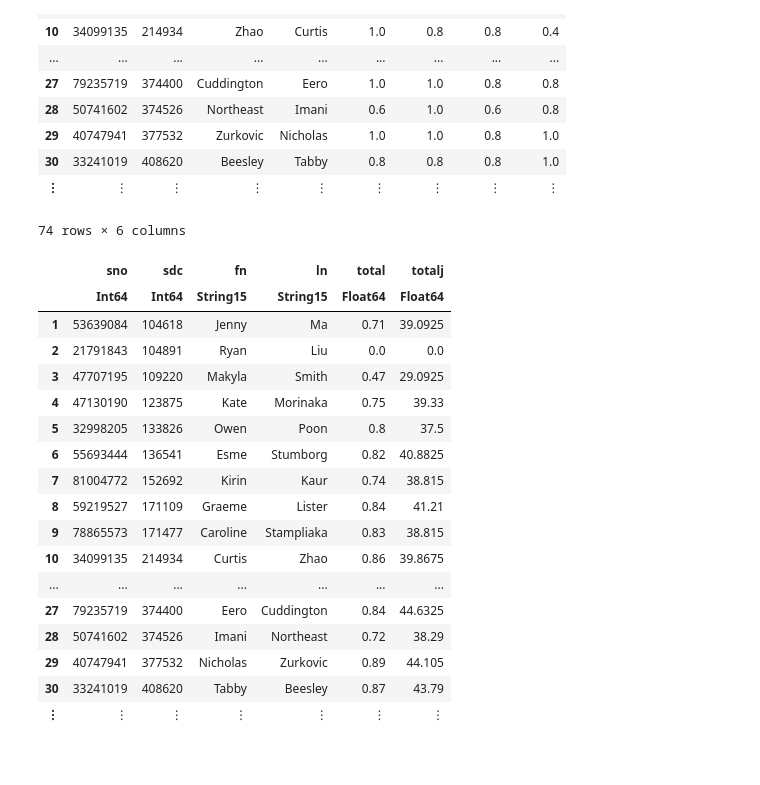
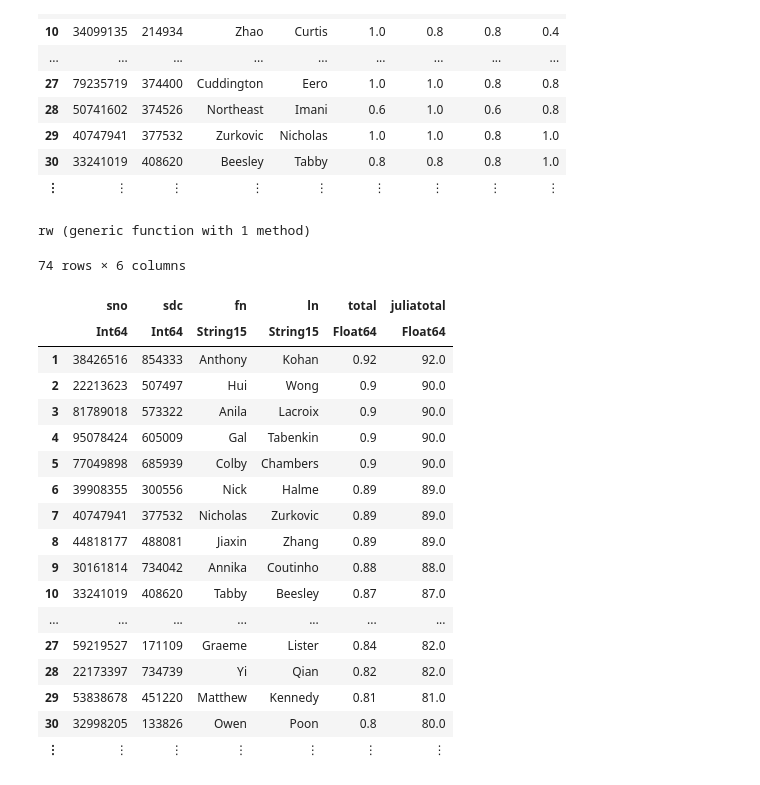
Before and after one commit to evaristegalois/binder-4233, a Jupyter notebook: julia/dw-8838.ipynb, the cells around one changed output. Drawn from its saved outputs; the diff is of its cells as text; code cells hidden in the pictures.

```diff
--- a/julia/dw-8838.ipynb
+++ b/julia/dw-8838.ipynb
@@ -261,25 +259,31 @@ b3=innerjoin(b1,b2,on=:sdc,makeunique=true)
 | 29 | 40747941 | 377532 | Zurkovic | Nicholas | 1.0 | 1.0 | 0.8 | 1.0 |
 | 30 | 33241019 | 408620 | Beesley | Tabby | 0.8 | 0.8 | 0.8 | 1.0 |
 | ⋮ | ⋮ | ⋮ | ⋮ | ⋮ | ⋮ | ⋮ | ⋮ | ⋮ |
+# %%
+function rw(x)
+    floor(x+0.5)
+end
+# %% [output]
+rw (generic function with 1 method)
 # %%
-b4=select(b3,:sno,:sdc,:fn,:ln,:total,:totalj)
+b4=sort(select(b3,:sno,:sdc,:fn,:ln,:total,:totalj => ByRow(rw) => :juliatotal),:juliatotal,rev=true)
 # %% [output]
 74 rows × 6 columns
-|  | sno | sdc | fn | ln | total | totalj |
+|  | sno | sdc | fn | ln | total | juliatotal |
 |  | Int64 | Int64 | String15 | String15 | Float64 | Float64 |
-| 1 | 53639084 | 104618 | Jenny | Ma | 0.71 | 39.0925 |
-| 2 | 21791843 | 104891 | Ryan | Liu | 0.0 | 0.0 |
-| 3 | 47707195 | 109220 | Makyla | Smith | 0.47 | 29.0925 |
-| 4 | 47130190 | 123875 | Kate | Morinaka | 0.75 | 39.33 |
-| 5 | 32998205 | 133826 | Owen | Poon | 0.8 | 37.5 |
-| 6 | 55693444 | 136541 | Esme | Stumborg | 0.82 | 40.8825 |
-| 7 | 81004772 | 152692 | Kirin | Kaur | 0.74 | 38.815 |
-| 8 | 59219527 | 171109 | Graeme | Lister | 0.84 | 41.21 |
-| 9 | 78865573 | 171477 | Caroline | Stampliaka | 0.83 | 38.815 |
-| 10 | 34099135 | 214934 | Curtis | Zhao | 0.86 | 39.8675 |
+| 1 | 38426516 | 854333 | Anthony | Kohan | 0.92 | 92.0 |
+| 2 | 22213623 | 507497 | Hui | Wong | 0.9 | 90.0 |
+| 3 | 81789018 | 573322 | Anila | Lacroix | 0.9 | 90.0 |
+| 4 | 95078424 | 605009 | Gal | Tabenkin | 0.9 | 90.0 |
+| 5 | 77049898 | 685939 | Colby | Chambers | 0.9 | 90.0 |
+| 6 | 39908355 | 300556 | Nick | Halme | 0.89 | 89.0 |
+| 7 | 40747941 | 377532 | Nicholas | Zurkovic | 0.89 | 89.0 |
+| 8 | 44818177 | 488081 | Jiaxin | Zhang | 0.89 | 89.0 |
+| 9 | 30161814 | 734042 | Annika | Coutinho | 0.88 | 88.0 |
+| 10 | 33241019 | 408620 | Tabby | Beesley | 0.87 | 87.0 |
 | ... | ... | ... | ... | ... | ... | ... |
-| 27 | 79235719 | 374400 | Eero | Cuddington | 0.84 | 44.6325 |
-| 28 | 50741602 | 374526 | Imani | Northeast | 0.72 | 38.29 |
-| 29 | 40747941 | 377532 | Nicholas | Zurkovic | 0.89 | 44.105 |
-| 30 | 33241019 | 408620 | Tabby | Beesley | 0.87 | 43.79 |
+| 27 | 59219527 | 171109 | Graeme | Lister | 0.84 | 82.0 |
+| 28 | 22173397 | 734739 | Yi | Qian | 0.82 | 82.0 |
+| 29 | 53838678 | 451220 | Matthew | Kennedy | 0.81 | 81.0 |
+| 30 | 32998205 | 133826 | Owen | Poon | 0.8 | 80.0 |
 | ⋮ | ⋮ | ⋮ | ⋮ | ⋮ | ⋮ | ⋮ |
```
Also changed, not shown: parts of 8 cells of this notebook.
